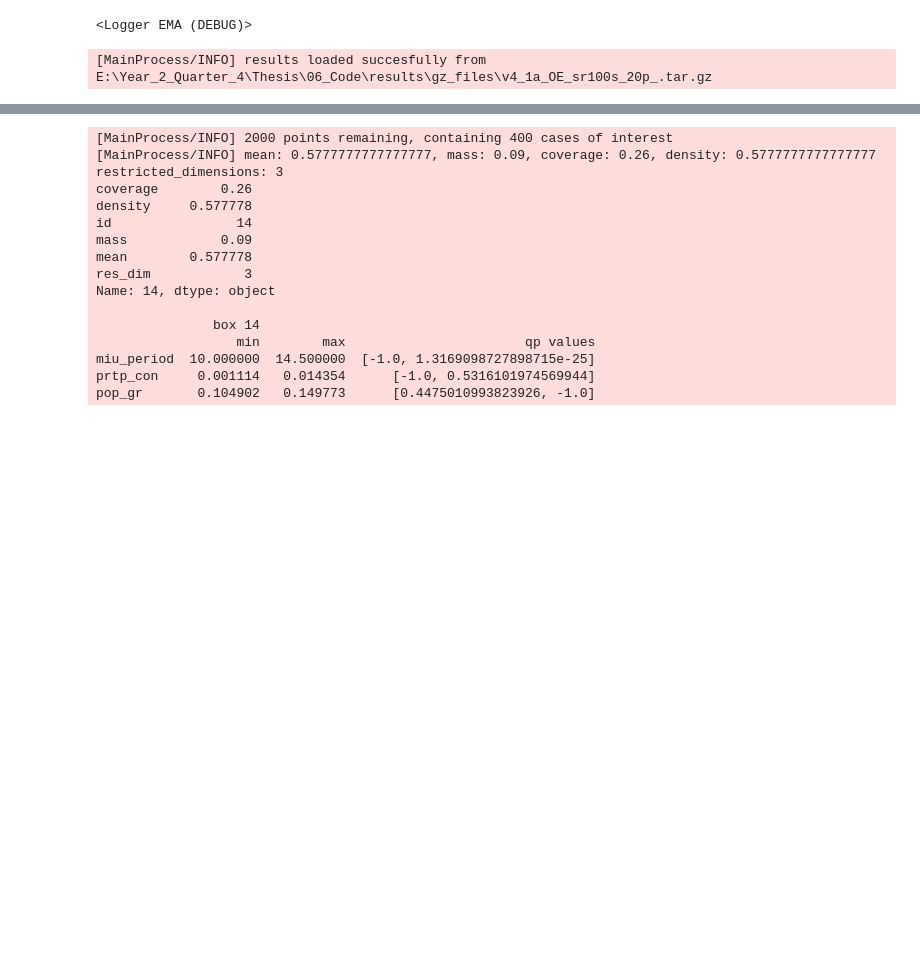
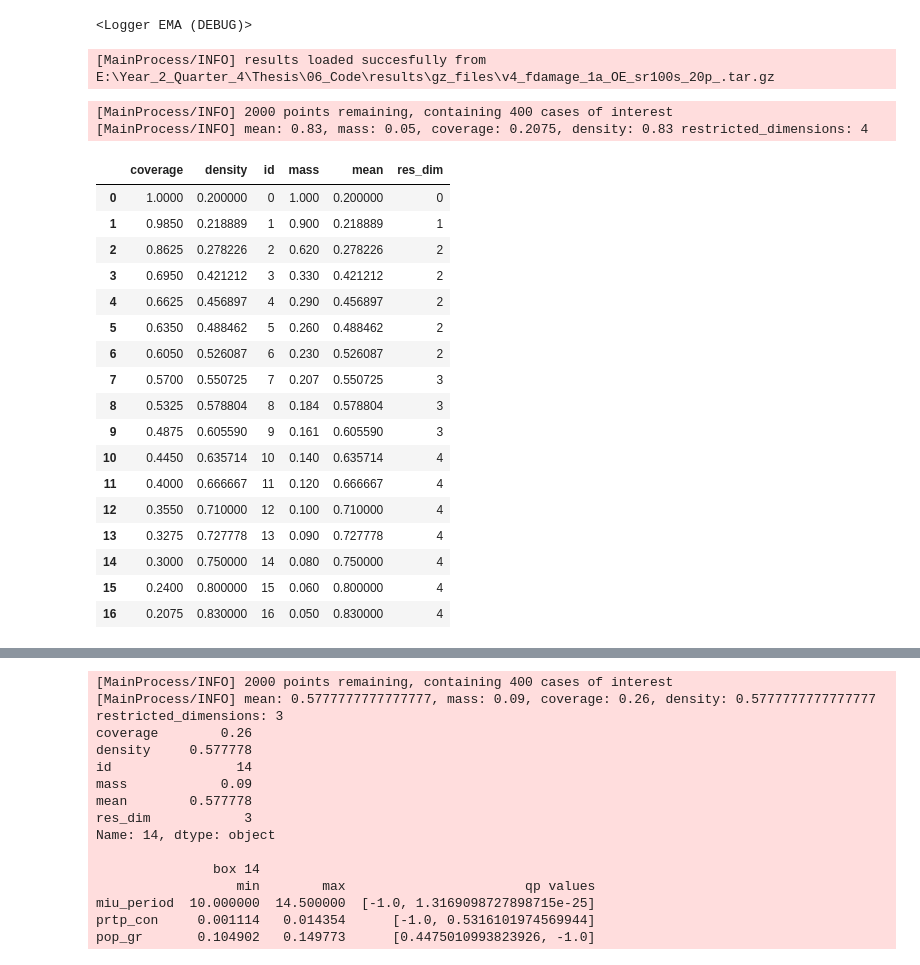
Before and after one commit to shkulk/noDICE, a Jupyter notebook: PRIM_backup.ipynb, the cells around one changed output, grey strips where cells are left out. Saved outputs shown, nothing was run; the diff lists cells and outputs as text; code cells hidden in the pictures; blank space fills up the shorter version.

```diff
--- a/PRIM_backup.ipynb
+++ b/PRIM_backup.ipynb
@@ -84,7 +84,7 @@ if __name__ == '__main__':
 # n_policies = 50
 # %%
 ## Load results
-results = load_results(os.path.join(gz_path,'v4_1a_OE_sr100s_20p_.tar.gz'))
+results = load_results(os.path.join(gz_path,'v4_fdamage_1a_OE_sr100s_20p_.tar.gz'))
 experiments, outcomes = results
 # %% [output]
-[MainProcess/INFO] results loaded succesfully from E:\Year_2_Quarter_4\Thesis\06_Code\results\gz_files\v4_1a_OE_sr100s_20p_.tar.gz
+[MainProcess/INFO] results loaded succesfully from E:\Year_2_Quarter_4\Thesis\06_Code\results\gz_files\v4_fdamage_1a_OE_sr100s_20p_.tar.gz
@@ -190,3 +184,27 @@ x = cleaned_experiments
 y = y_dam_g
 
 prim_alg = prim.Prim(x, y, threshold=0.3, peel_alpha=0.1) #0.1
+# %%
+box1 = prim_alg.find_box()
+box1.peeling_trajectory
+# %% [output]
+[MainProcess/INFO] 2000 points remaining, containing 400 cases of interest
+[MainProcess/INFO] mean: 0.83, mass: 0.05, coverage: 0.2075, density: 0.83 restricted_dimensions: 4
+|  | coverage | density | id | mass | mean | res_dim |
+| 0 | 1.0000 | 0.200000 | 0 | 1.000 | 0.200000 | 0 |
+| 1 | 0.9850 | 0.218889 | 1 | 0.900 | 0.218889 | 1 |
+| 2 | 0.8625 | 0.278226 | 2 | 0.620 | 0.278226 | 2 |
+| 3 | 0.6950 | 0.421212 | 3 | 0.330 | 0.421212 | 2 |
+| 4 | 0.6625 | 0.456897 | 4 | 0.290 | 0.456897 | 2 |
+| 5 | 0.6350 | 0.488462 | 5 | 0.260 | 0.488462 | 2 |
+| 6 | 0.6050 | 0.526087 | 6 | 0.230 | 0.526087 | 2 |
+| 7 | 0.5700 | 0.550725 | 7 | 0.207 | 0.550725 | 3 |
+| 8 | 0.5325 | 0.578804 | 8 | 0.184 | 0.578804 | 3 |
+| 9 | 0.4875 | 0.605590 | 9 | 0.161 | 0.605590 | 3 |
+| 10 | 0.4450 | 0.635714 | 10 | 0.140 | 0.635714 | 4 |
+| 11 | 0.4000 | 0.666667 | 11 | 0.120 | 0.666667 | 4 |
+| 12 | 0.3550 | 0.710000 | 12 | 0.100 | 0.710000 | 4 |
+| 13 | 0.3275 | 0.727778 | 13 | 0.090 | 0.727778 | 4 |
+| 14 | 0.3000 | 0.750000 | 14 | 0.080 | 0.750000 | 4 |
+| 15 | 0.2400 | 0.800000 | 15 | 0.060 | 0.800000 | 4 |
+| 16 | 0.2075 | 0.830000 | 16 | 0.050 | 0.830000 | 4 |
```
Also changed, not shown: parts of 3 cells of this notebook, 9 other files.
